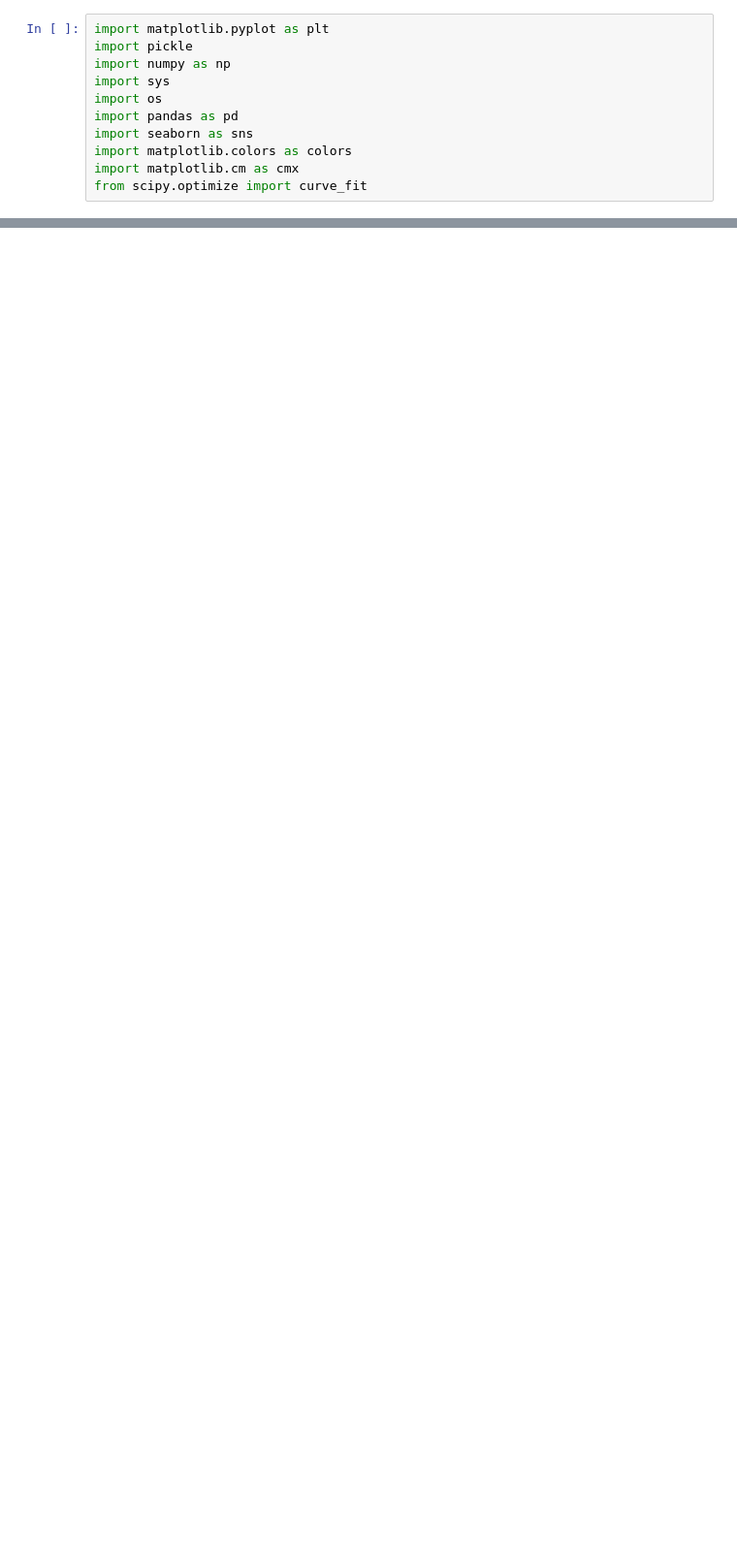
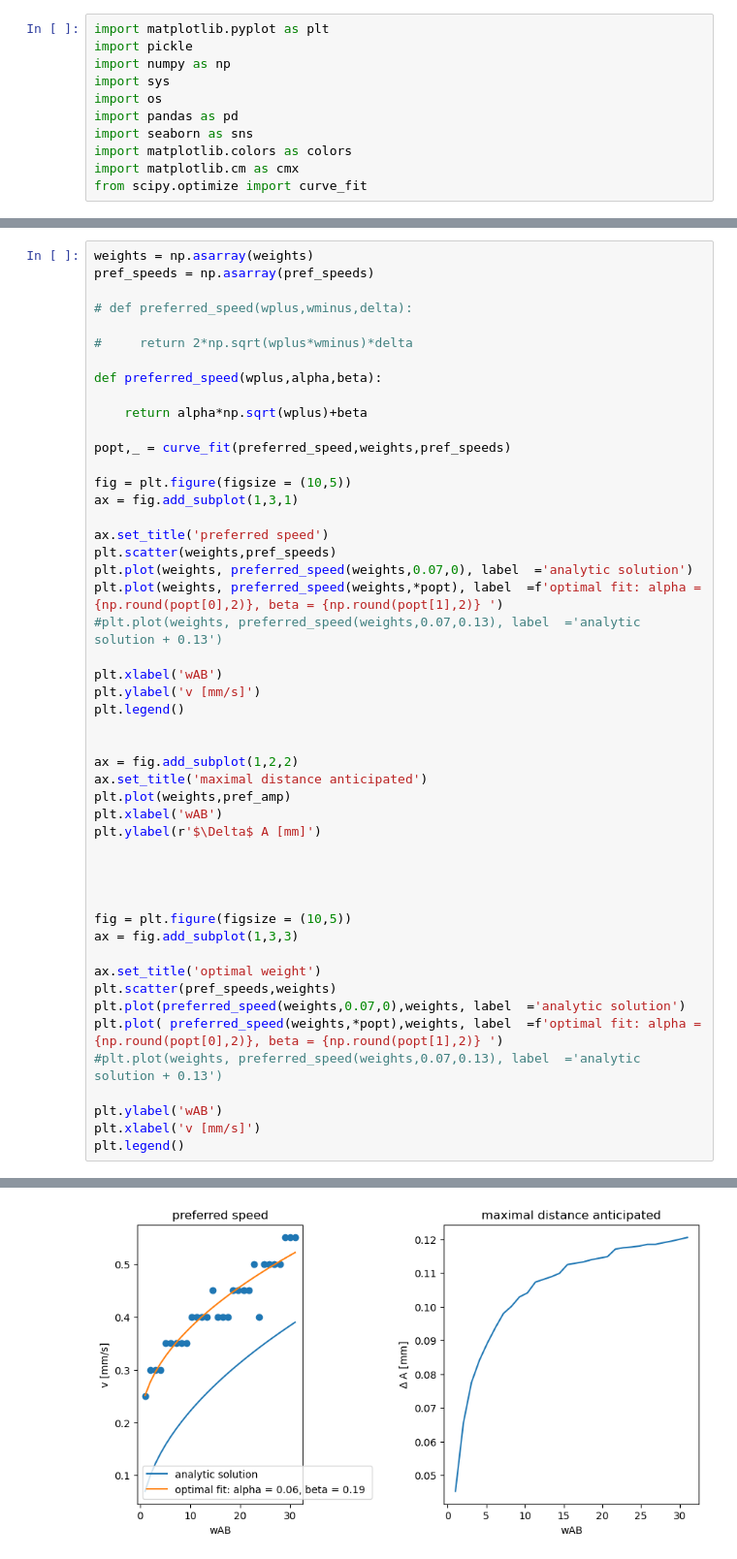
Before and after one commit to simoneeb/motion_anticipation_network, a Jupyter notebook: Figures_Paper/Figure_codes/Figure_5_FB_nonorm.ipynb, the cells around one changed output, grey strips where cells are left out. Shown: that part at 97% size. Saved outputs shown, nothing was run; the diff lists cells and outputs as text; blank space fills up the shorter version.

```diff
--- a/Figures_Paper/Figure_codes/Figure_5_FB_nonorm.ipynb
+++ b/Figures_Paper/Figure_codes/Figure_5_FB_nonorm.ipynb
@@ -77,0 +276,50 @@ dict_keys(['nb_cells', 'nb_GC_cells', 'saving_range', 'rf_BC', 'rf_BC_s', 'rf_GC
+# %%
+weights = np.asarray(weights)
+pref_speeds = np.asarray(pref_speeds)
+
+# def preferred_speed(wplus,wminus,delta):
+
+#     return 2*np.sqrt(wplus*wminus)*delta
+
+def preferred_speed(wplus,alpha,beta):
+
+    return alpha*np.sqrt(wplus)+beta
+
+popt,_ = curve_fit(preferred_speed,weights,pref_speeds)
+
+fig = plt.figure(figsize = (10,5))
+ax = fig.add_subplot(1,3,1)
+
+ax.set_title('preferred speed')
+plt.scatter(weights,pref_speeds)
+plt.plot(weights, preferred_speed(weights,0.07,0), label  ='analytic solution')
+plt.plot(weights, preferred_speed(weights,*popt), label  =f'optimal fit: alpha = {np.round(popt[0],2)}, beta = {np.round(popt[1],2)} ')
+#plt.plot(weights, preferred_speed(weights,0.07,0.13), label  ='analytic solution + 0.13')
+
+plt.xlabel('wAB')
+plt.ylabel('v [mm/s]')
+plt.legend()
+
+
+ax = fig.add_subplot(1,2,2)
+ax.set_title('maximal distance anticipated')
+plt.plot(weights,pref_amp)
+plt.xlabel('wAB')
+plt.ylabel(r'$\Delta$ A [mm]')
+
+
+
+
+fig = plt.figure(figsize = (10,5))
+ax = fig.add_subplot(1,3,3)
+
+ax.set_title('optimal weight')
+plt.scatter(pref_speeds,weights)
+plt.plot(preferred_speed(weights,0.07,0),weights, label  ='analytic solution')
+plt.plot( preferred_speed(weights,*popt),weights, label  =f'optimal fit: alpha = {np.round(popt[0],2)}, beta = {np.round(popt[1],2)} ')
+#plt.plot(weights, preferred_speed(weights,0.07,0.13), label  ='analytic solution + 0.13')
+
+plt.ylabel('wAB')
+plt.xlabel('v [mm/s]')
+plt.legend()
+# %% [output]
@@ -77,0 +327 @@ dict_keys(['nb_cells', 'nb_GC_cells', 'saving_range', 'rf_BC', 'rf_BC_s', 'rf_GC
+[figure, added]
```
Also changed, not shown: parts of 34 cells of this notebook, 9 other files.
